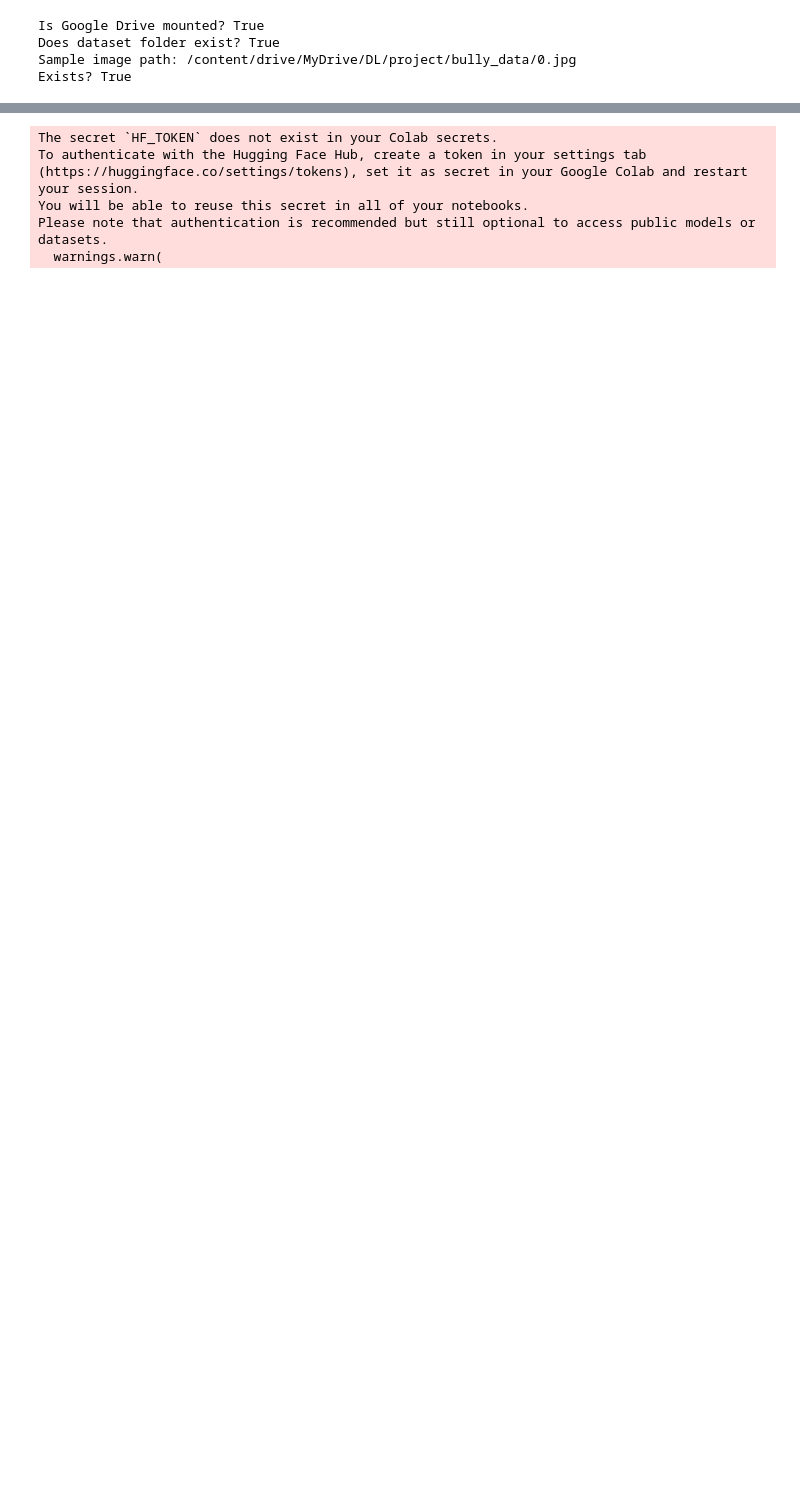
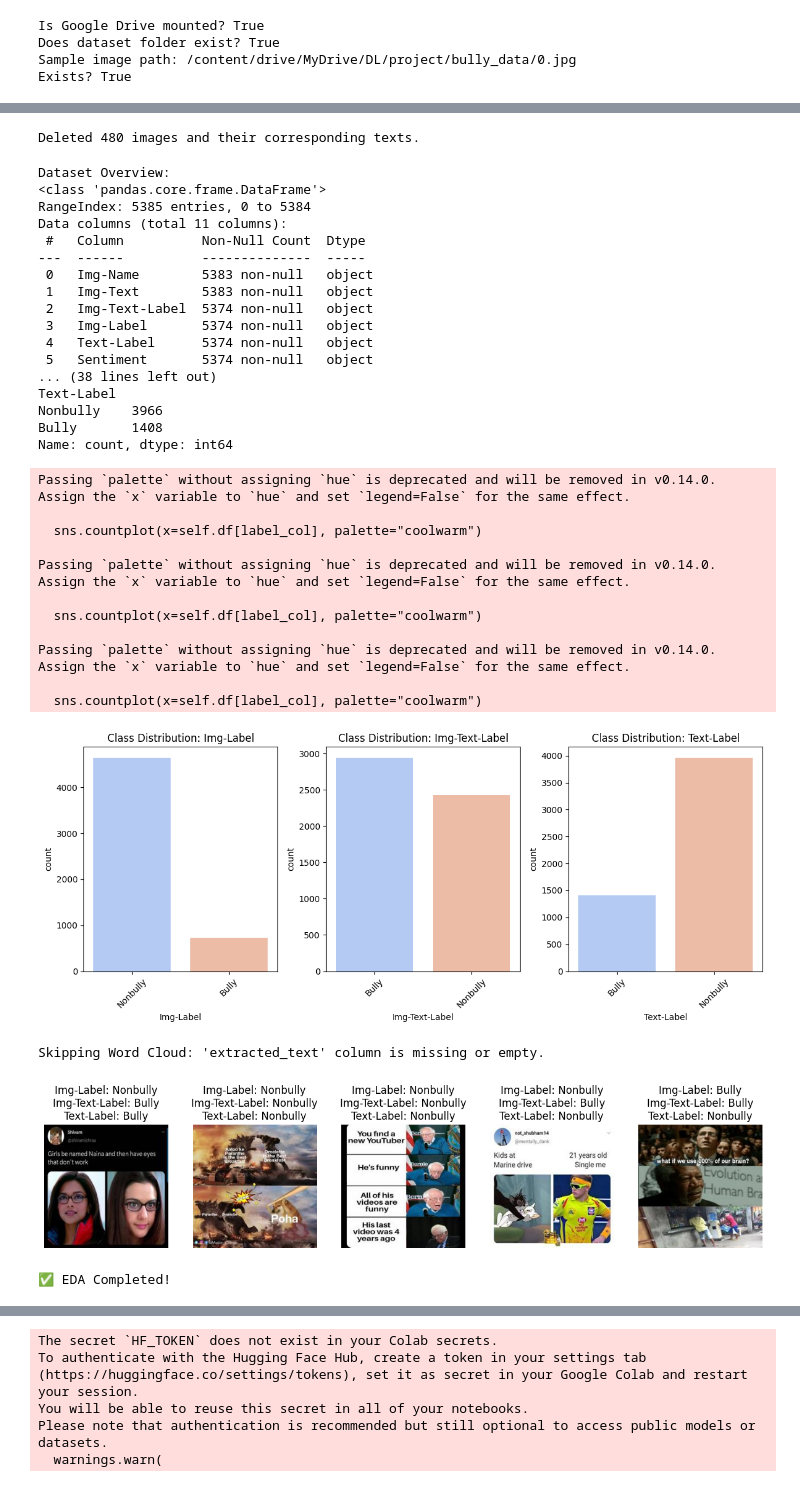
Before and after one commit to kavyakalivarapu-lab/kavya.github.io, a Jupyter notebook: CB_latest.ipynb, the cells around one changed output, grey strips where cells are left out. Saved outputs shown, nothing was run; the diff lists cells and outputs as text; code cells hidden in the pictures; blank space fills up the shorter version.

```diff
--- a/CB_latest.ipynb
+++ b/CB_latest.ipynb
@@ -167,2 +120,0 @@ def clean_data(dataframe):
-# %%
-df = clean_data(df)
@@ -171,0 +149,40 @@ After Cleaning: 5855
+# %%
+# Check if "is_roman_hindi" column exists, if not, detect again
+if "is_roman_hindi" not in df.columns:
+    from langdetect import detect
+
+    def is_romanized_hindi(text):
+        try:
+            return detect(text) == "id"  # Assuming "id" classification for Romanized Hindi
+        except:
+            return False
+
+    # Ensure "is_roman_hindi" has no NaN values
+    df["is_roman_hindi"] = df["is_roman_hindi"].fillna(False)
+
+# Get list of images to delete
+image_paths_to_delete = df[df["is_roman_hindi"] == True]["Img-Name"].dropna().tolist()
+
+
+# Get list of images to delete
+image_paths_to_delete = df[df["is_roman_hindi"]]["Img-Name"].dropna().tolist()
+
+# Track deleted images count
+deleted_images = 0
+
+# Delete images from disk
+for img_path in image_paths_to_delete:
+    img_full_path = os.path.join(IMAGE_FOLDER, img_path)  # Construct full path
+    if os.path.exists(img_full_path):
+        os.remove(img_full_path)
+        deleted_images += 1
+
+# Remove corresponding rows from DataFrame
+df = df[df["is_roman_hindi"] == False].reset_index(drop=True)
+
+# Save cleaned dataset
+df.to_csv("Cleaned_Cyberbully_Dataset.csv", index=False)
+
+print(f"Deleted {deleted_images} images and their corresponding texts.")
+# %% [output]
+Deleted 480 images and their corresponding texts.
@@ -172,3 +258,40 @@ After Cleaning: 5855
+# %%
+# Initialize and run EDA
+eda = DataAnalyzer(df)
+eda.run_eda()
+# %% [output]
+Dataset Overview:
+<class 'pandas.core.frame.DataFrame'>
+RangeIndex: 5385 entries, 0 to 5384
+Data columns (total 11 columns):
+ #   Column          Non-Null Count  Dtype
+---  ------          --------------  -----
+ 0   Img-Name        5383 non-null   object
+ 1   Img-Text        5383 non-null   object
+ 2   Img-Text-Label  5374 non-null   object
+ 3   Img-Label       5374 non-null   object
+ 4   Text-Label      5374 non-null   object
+ 5   Sentiment       5374 non-null   object
+... (38 lines left out)
+Text-Label
+Nonbully    3966
+Bully       1408
+Name: count, dtype: int64
+Passing `palette` without assigning `hue` is deprecated and will be removed in v0.14.0. Assign the `x` variable to `hue` and set `legend=False` for the same effect.
+
+  sns.countplot(x=self.df[label_col], palette="coolwarm")
+
+Passing `palette` without assigning `hue` is deprecated and will be removed in v0.14.0. Assign the `x` variable to `hue` and set `legend=False` for the same effect.
+
+  sns.countplot(x=self.df[label_col], palette="coolwarm")
+
+Passing `palette` without assigning `hue` is deprecated and will be removed in v0.14.0. Assign the `x` variable to `hue` and set `legend=False` for the same effect.
+
+  sns.countplot(x=self.df[label_col], palette="coolwarm")
+[figure, added]
+Skipping Word Cloud: 'extracted_text' column is missing or empty.
+[figure, added]
+✅ EDA Completed!
 # %%
 class TextPreprocessor:
     def __init__(self):
```
Also changed, not shown: parts of 30 cells of this notebook.
